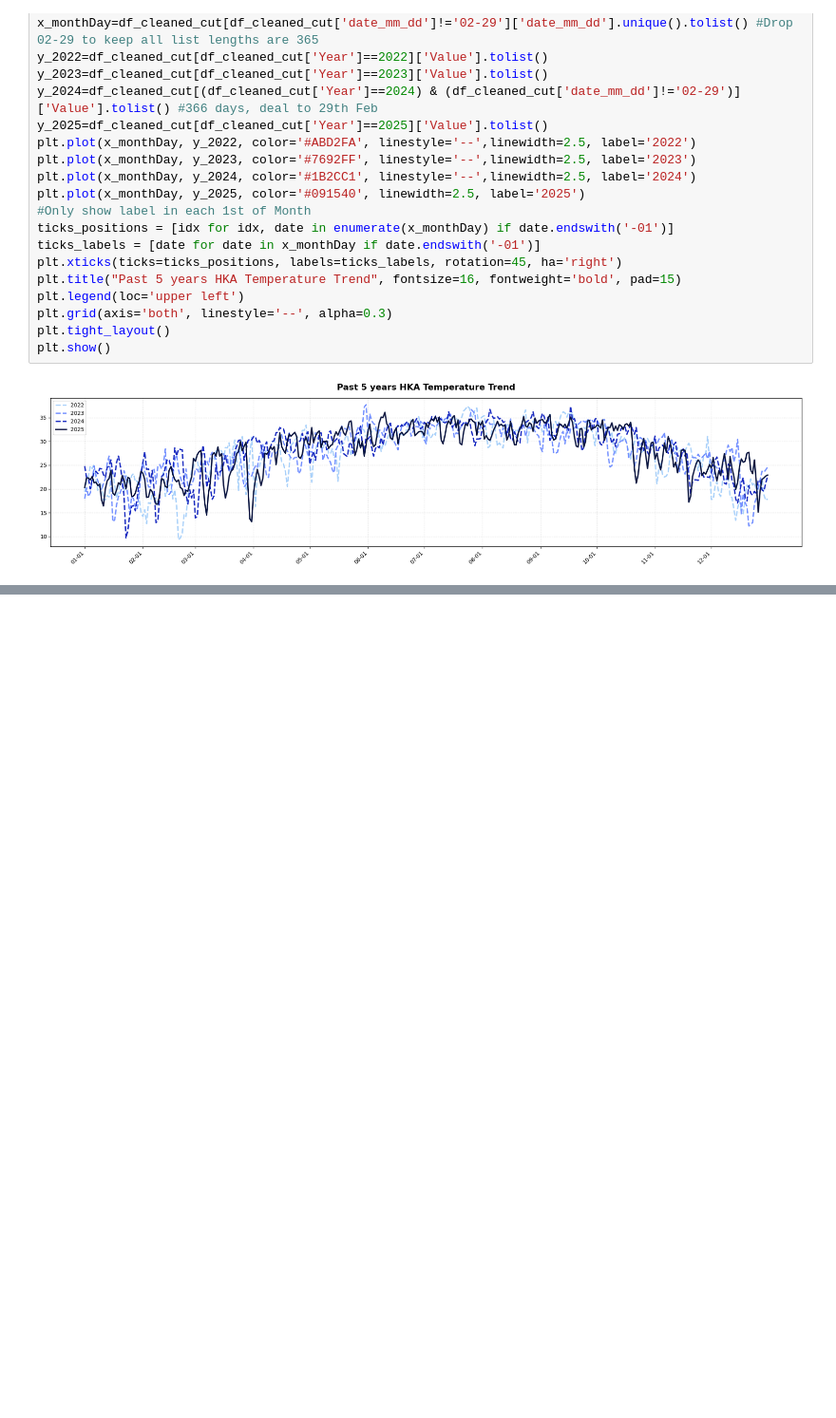
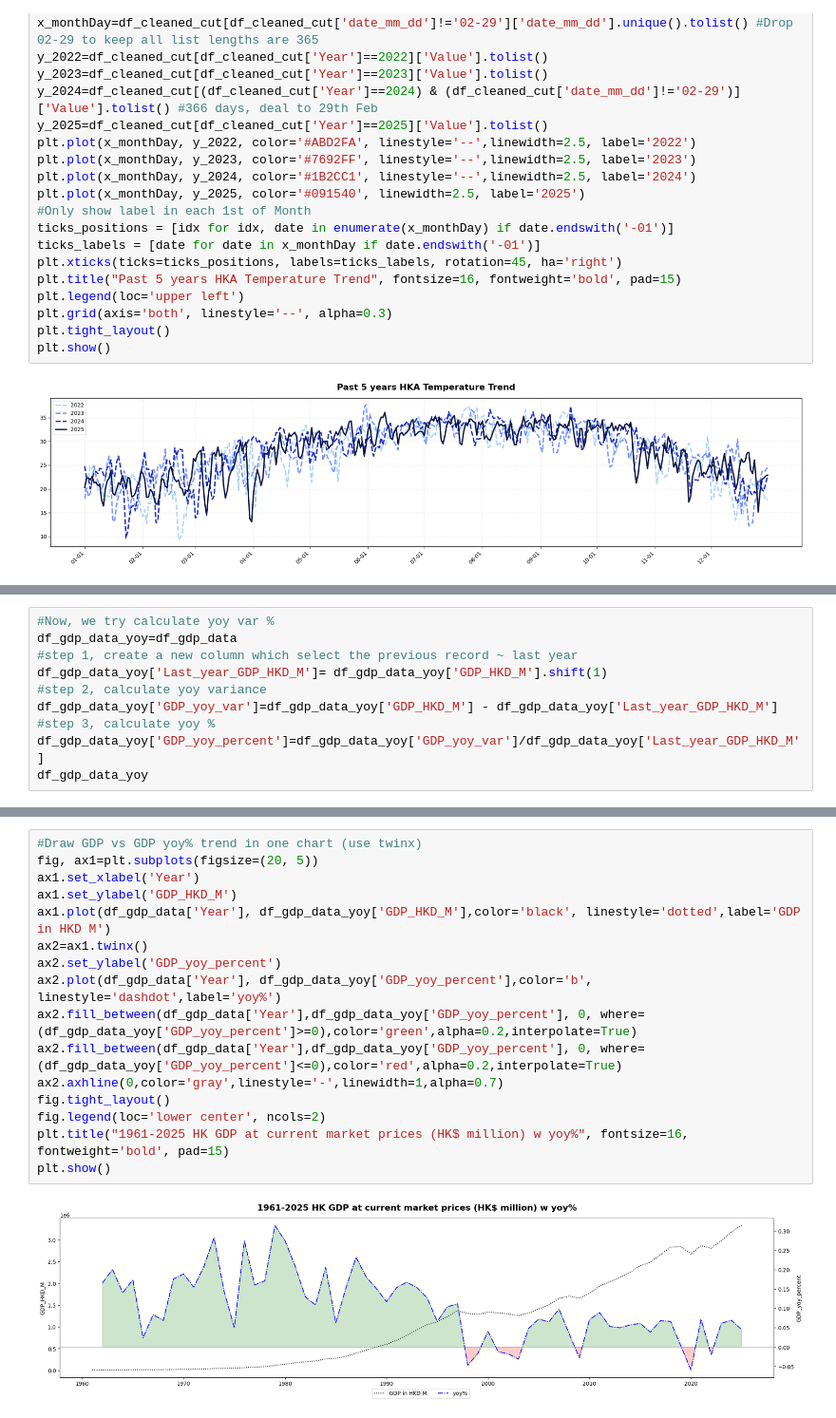
Before and after one commit to leo-cheung37/leo-cheung37, a Jupyter notebook: Statistics/Descriptive Statistics/descriptive_statistics.ipynb, the cells around one changed output, grey strips where cells are left out. Shown at 95% size. Drawn from its saved outputs; the diff is of its cells as text; blank space fills up the shorter version.

```diff
--- a/Statistics/Descriptive Statistics/descriptive_statistics.ipynb
+++ b/Statistics/Descriptive Statistics/descriptive_statistics.ipynb
@@ -341,0 +451,10 @@ plt.show()
+# %%
+#Now, we try calculate yoy var %
+df_gdp_data_yoy=df_gdp_data
+#step 1, create a new column which select the previous record ~ last year
+df_gdp_data_yoy['Last_year_GDP_HKD_M']= df_gdp_data_yoy['GDP_HKD_M'].shift(1)
+#step 2, calculate yoy variance
+df_gdp_data_yoy['GDP_yoy_var']=df_gdp_data_yoy['GDP_HKD_M'] - df_gdp_data_yoy['Last_year_GDP_HKD_M']
+#step 3, calculate yoy %
+df_gdp_data_yoy['GDP_yoy_percent']=df_gdp_data_yoy['GDP_yoy_var']/df_gdp_data_yoy['Last_year_GDP_HKD_M']
+df_gdp_data_yoy
@@ -341,0 +475,18 @@ plt.show()
+# %%
+#Draw GDP vs GDP yoy% trend in one chart (use twinx)
+fig, ax1=plt.subplots(figsize=(20, 5))
+ax1.set_xlabel('Year')
+ax1.set_ylabel('GDP_HKD_M')
+ax1.plot(df_gdp_data['Year'], df_gdp_data_yoy['GDP_HKD_M'],color='black', linestyle='dotted',label='GDP in HKD M')
+ax2=ax1.twinx()
+ax2.set_ylabel('GDP_yoy_percent')
+ax2.plot(df_gdp_data['Year'], df_gdp_data_yoy['GDP_yoy_percent'],color='b', linestyle='dashdot',label='yoy%')
+ax2.fill_between(df_gdp_data['Year'],df_gdp_data_yoy['GDP_yoy_percent'], 0, where=(df_gdp_data_yoy['GDP_yoy_percent']>=0),color='green',alpha=0.2,interpolate=True)
+ax2.fill_between(df_gdp_data['Year'],df_gdp_data_yoy['GDP_yoy_percent'], 0, where=(df_gdp_data_yoy['GDP_yoy_percent']<=0),color='red',alpha=0.2,interpolate=True)
+ax2.axhline(0,color='gray',linestyle='-',linewidth=1,alpha=0.7)
+fig.tight_layout()
+fig.legend(loc='lower center', ncols=2)
+plt.title("1961-2025 HK GDP at current market prices (HK$ million) w yoy%", fontsize=16, fontweight='bold', pad=15)
+plt.show()
+# %% [output]
+[figure, added]
```
Also changed, not shown: parts of 9 cells of this notebook, 2 other files.
